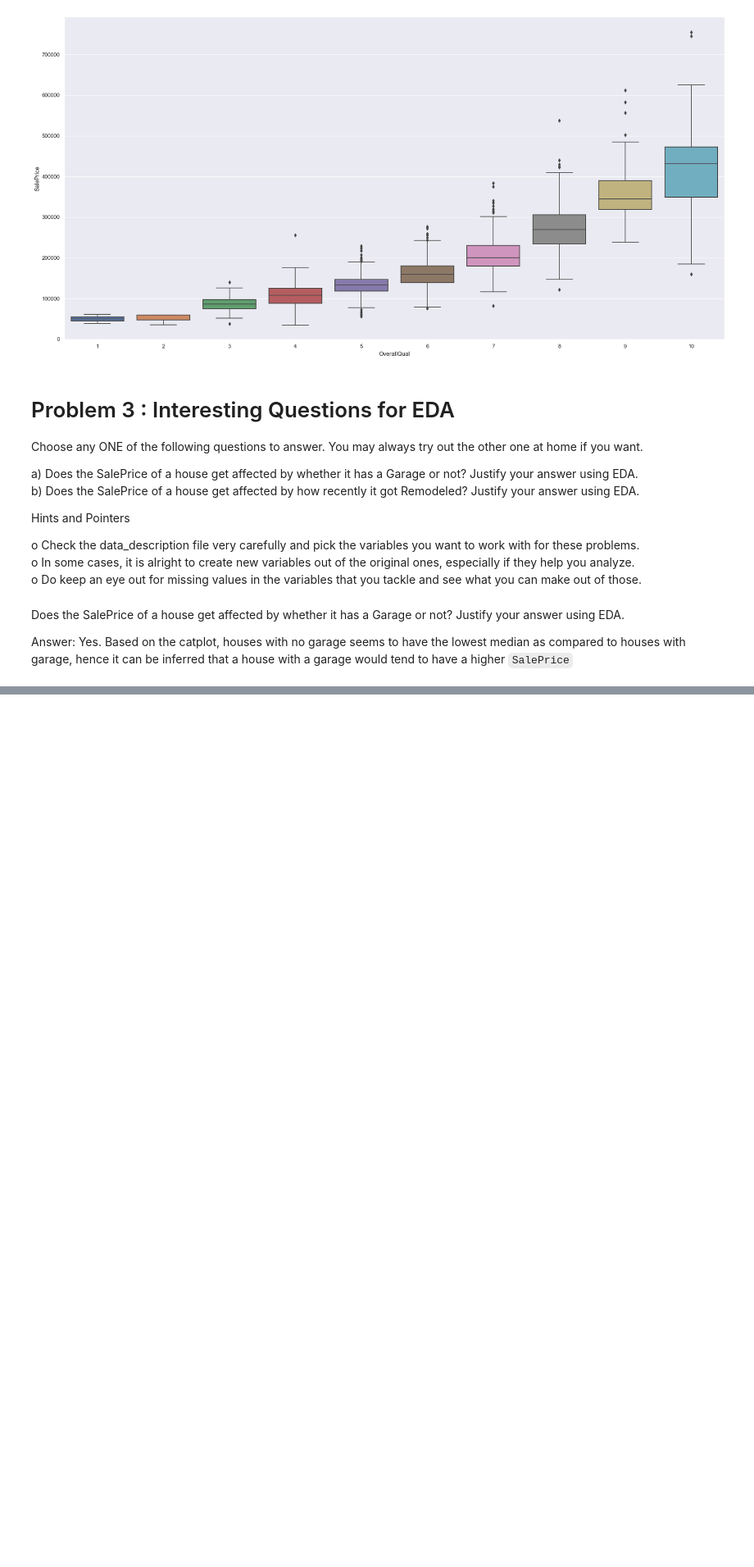
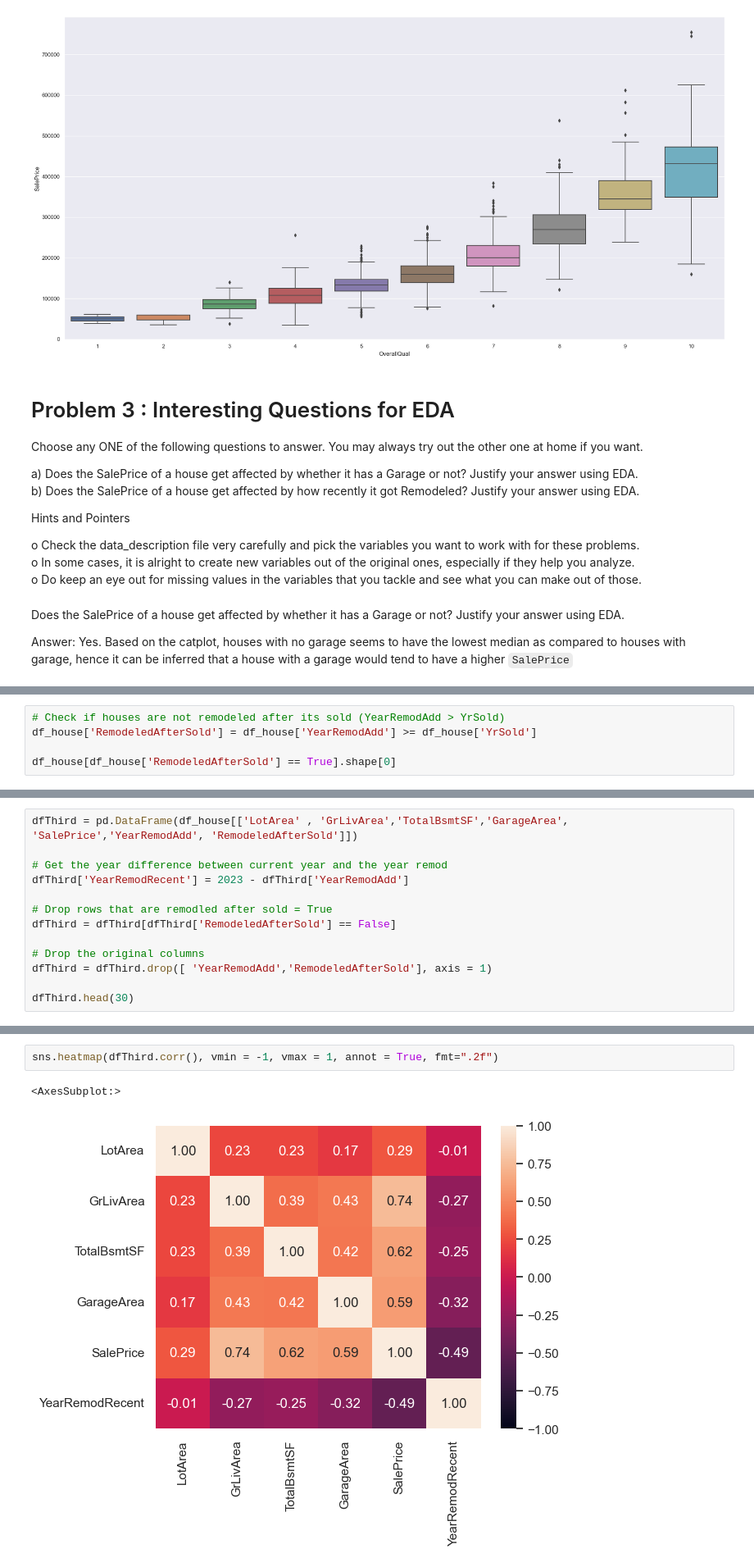
Before and after one commit to chezyio/SC1015, a Jupyter notebook: Week 5/Lab/exercise3/Exercise3_solution.ipynb, the cells around one changed output, grey strips where cells are left out. Shown at 82% size. Saved outputs shown, nothing was run; the diff lists cells and outputs as text; blank space fills up the shorter version.

```diff
--- a/Week 5/Lab/exercise3/Exercise3_solution.ipynb
+++ b/Week 5/Lab/exercise3/Exercise3_solution.ipynb
@@ -258,0 +242,5 @@ sns.stripplot(x = 'GarageType', y = 'SalePrice', data = df_4, jitter = 0.2, size
+# %%
+# Check if houses are not remodeled after its sold (YearRemodAdd > YrSold)
+df_house['RemodeledAfterSold'] = df_house['YearRemodAdd'] >= df_house['YrSold']
+
+df_house[df_house['RemodeledAfterSold'] == True].shape[0]
@@ -258,0 +249,13 @@ sns.stripplot(x = 'GarageType', y = 'SalePrice', data = df_4, jitter = 0.2, size
+# %%
+dfThird = pd.DataFrame(df_house[['LotArea' , 'GrLivArea','TotalBsmtSF','GarageArea', 'SalePrice','YearRemodAdd', 'RemodeledAfterSold']])
+
+# Get the year difference between current year and the year remod
+dfThird['YearRemodRecent'] = 2023 - dfThird['YearRemodAdd']
+
+# Drop rows that are remodled after sold = True
+dfThird = dfThird[dfThird['RemodeledAfterSold'] == False]
+
+# Drop the original columns
+dfThird = dfThird.drop([ 'YearRemodAdd','RemodeledAfterSold'], axis = 1)
+
+dfThird.head(30)
@@ -258,0 +280,5 @@ sns.stripplot(x = 'GarageType', y = 'SalePrice', data = df_4, jitter = 0.2, size
+# %%
+sns.heatmap(dfThird.corr(), vmin = -1, vmax = 1, annot = True, fmt=".2f")
+# %% [output]
+<AxesSubplot:>
+[figure, added]
```
Also changed, not shown: parts of 17 cells of this notebook.
